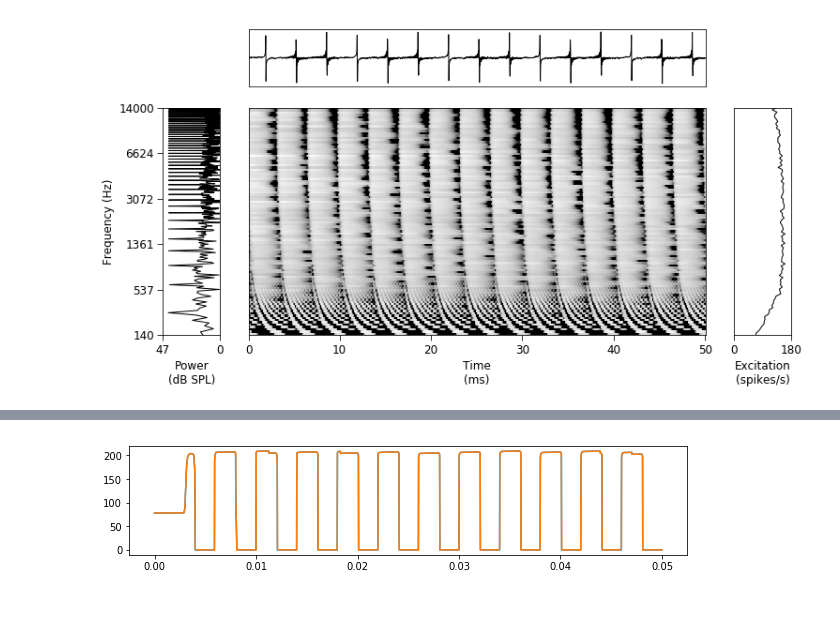
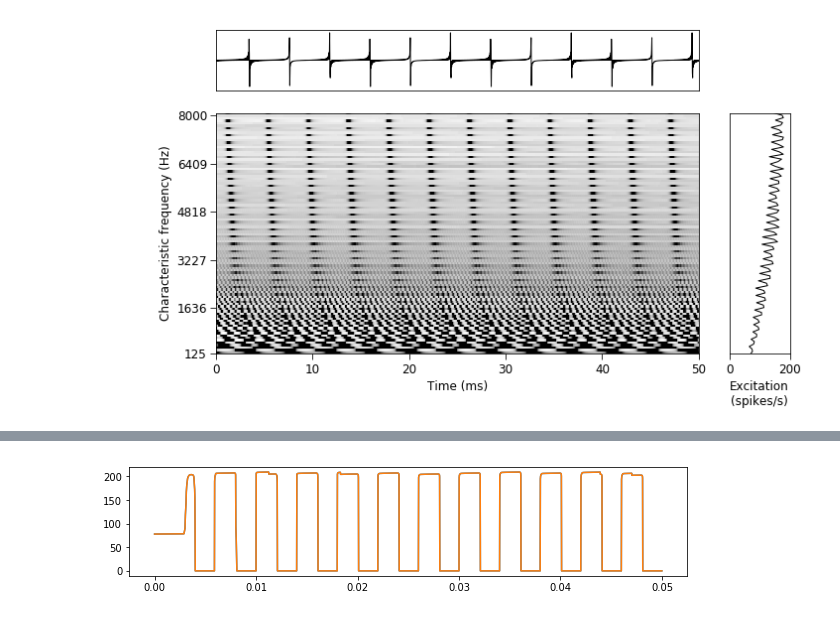
Before and after one commit to msaddler/bez2018model, a Jupyter notebook: notebook_debug_bez2018model.ipynb, the cells around one changed output, grey strips where cells are left out. Drawn from its saved outputs; the diff is of its cells as text; code cells hidden in the pictures.

```diff
--- a/notebook_debug_bez2018model.ipynb
+++ b/notebook_debug_bez2018model.ipynb
@@ -24,14 +24,14 @@ kwargs_nervegram_meanrates = {
         'buffer_end_dur': 0.01,
     },
     'ANmodel_params': {
-        'cf_list': np.linspace(125, 14e3, 100),
+        'cf_list': np.linspace(125, 8e3, 100),
 #         'num_cfs': 100,
 #         'min_cf': 125,
 #         'max_cf': 14e3,
         'species': 4,
         'spont_list': [70.0],
         'cohc': 1.0,
-        'bandwidth_scale_factor': 500.0,
+        'bandwidth_scale_factor': 100.0,
         'IhcLowPass_cutoff': 3000.0,
         'IhcLowPass_order': 7,
     },
@@ -40,7 +40,7 @@ kwargs_nervegram_meanrates = {
 
 sr = 32000
 fs = sr
-f0 = 300
+f0 = 240
 dur = 0.150
 y = util_stimuli.complex_tone(f0,
                               fs,
@@ -53,7 +53,7 @@ y = util_stimuli.complex_tone(f0,
                               strict_nyquist=False)
 noise = util_stimuli.TENoise(fs, dur, dBSPL_per_ERB=70.0)
 
-snr = 20
+snr = np.inf
 dBSPL = 60
 y = util_stimuli.combine_signal_and_noise(y, noise, snr, mean_subtract=True)
 y = util_stimuli.set_dBSPL(y, dBSPL)
@@ -89,35 +89,35 @@ spont_list (1,)
 
 
 figsize=(12, 6)
 nrows=2
 ncols=3
 gridspec_kw = {
     'wspace': 0.15,
     'hspace': 0.15,
     'width_ratios': [1, 8, 1],
     'height_ratios': [1, 4],
 }
 
 waveform = out_dict['signal']
 sr_waveform = out_dict['signal_fs']
 nervegram = out_dict['meanrates']
 sr_nervegram = out_dict['meanrates_fs']
 
 fig, ax_arr = plt.subplots(nrows=nrows, ncols=ncols, figsize=figsize, gridspec_kw=gridspec_kw)
 util_figures.make_stimulus_summary_plot(ax_arr,
                                         ax_idx_waveform=1,
-                                        ax_idx_spectrum=3,
+                                        ax_idx_spectrum=None,
                                         ax_idx_nervegram=4,
                                         ax_idx_excitation=5,
                                         waveform=waveform,
                                         nervegram=nervegram,
                                         sr_waveform=sr_waveform,
                                         sr_nervegram=sr_nervegram,
                                         cfs=out_dict['cf_list'])
 plt.tight_layout()
 plt.show()
 # %% [output]
-[figure, old version]
+[figure, new version]
 # %%
 fig, ax = plt.subplots(nrows=2, ncols=1, figsize=(8, 6))
 
```
Also changed, not shown: parts of 5 cells of this notebook.
